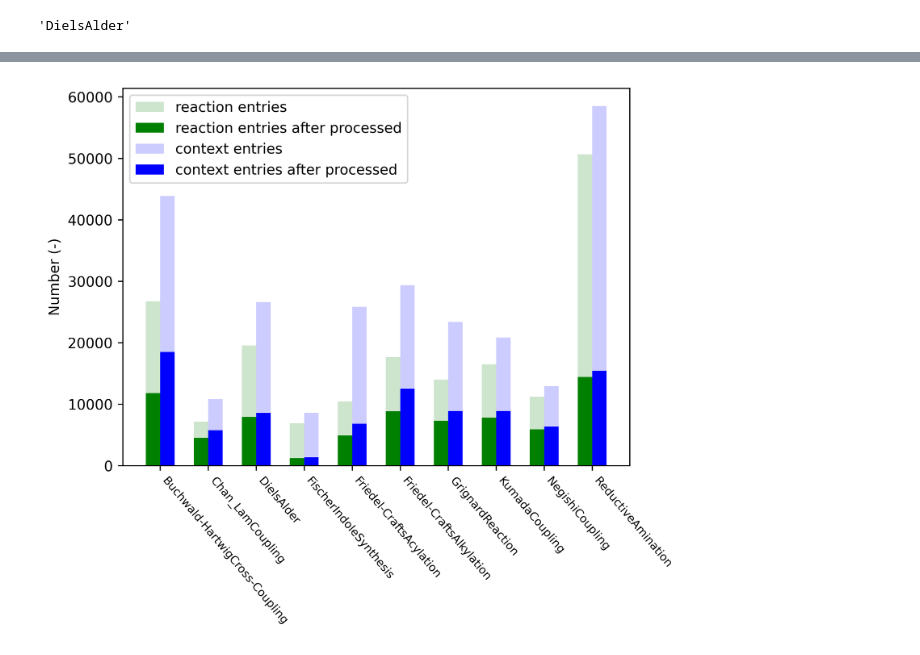
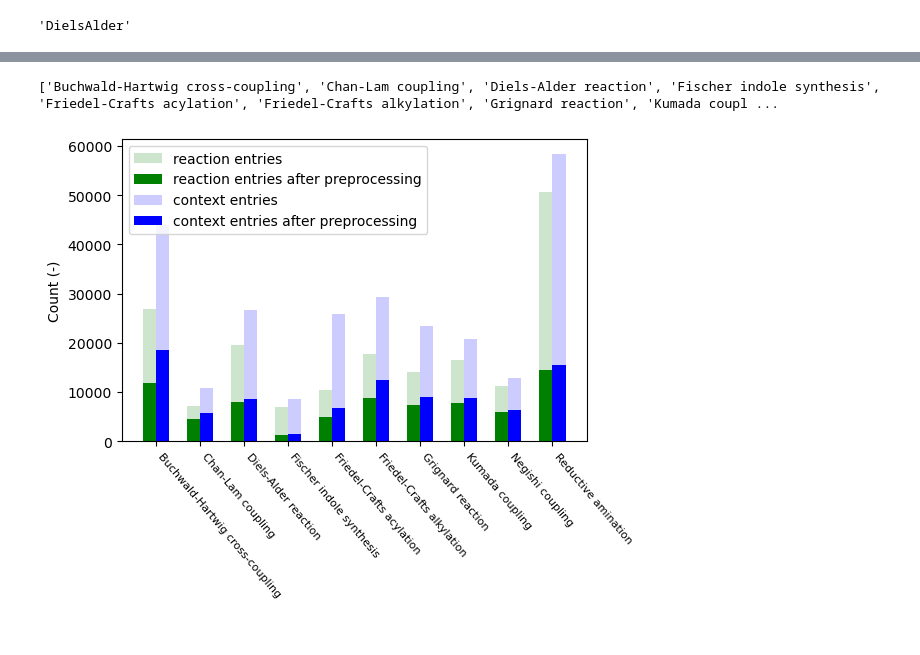
Before and after one commit to Lung-Yi/rxn_yield_context, a Jupyter notebook: analyze_data/data_distribution.ipynb, the cells around one changed output, grey strips where cells are left out. Saved outputs shown, nothing was run; the diff lists cells and outputs as text; code cells hidden in the pictures.

```diff
--- a/analyze_data/data_distribution.ipynb
+++ b/analyze_data/data_distribution.ipynb
@@ -60,6 +60,8 @@ a = os.listdir(file_path)
 for dir_name in tqdm(dir_names):
     file_path = os.path.join(reaxys_dir, dir_name)
     for i, file_name in enumerate(os.listdir(file_path)):
+        if file_name.endswith(".txt"):
+            continue
         data_path = os.path.join(file_path, file_name)
         if i == 0:
             reaction_set = basic_preprocess(data_path)
@@ -155,7 +171,7 @@ def get_txt_data(input_path):
     f.close()
     return data
 
-target_dir = "../data/reaxys_output_local"
+target_dir = "../data/reaxys_output"
 train_data = get_txt_data(os.path.join(os.path.join(target_dir, 'For_second_part_model'), 'Splitted_second_train_labels_processed.txt'))
 validate_data = get_txt_data(os.path.join(os.path.join(target_dir, 'For_second_part_model'), 'Splitted_second_validate_labels_processed.txt'))
 test_data = get_txt_data(os.path.join(os.path.join(target_dir, 'For_second_part_model'), 'Splitted_second_test_labels_processed.txt'))
@@ -219,31 +235,34 @@ Total context entries after preprocessed:  93215
 # %%
 # print the joint distribution of data before and after data-preprocess
-def joint_data_distribution(records, records_processed, title = ''):
+def joint_data_distribution(records, records_processed, reaction_name_convert_dict, save_path=None):
     reaction_names, entries = list(zip(*sorted(records.items())))
     reaction_entry, context_entry = list(zip(*entries))
 
     reaction_names, entries_processed = list(zip(*sorted(records_processed.items())))
+    reaction_names = [reaction_name_convert_dict[name] for name in reaction_names]
     reaction_entry_processed, context_entry_processed = list(zip(*entries_processed))
 
     x = np.arange(len(reaction_names))
     width = 0.3
-    plt.figure(dpi = 600)
+    plt.figure(dpi = 100)
     plt.bar(x, reaction_entry, width, color='green', label='reaction entries', alpha =0.2)
-    plt.bar(x, reaction_entry_processed, width, color='green', label='reaction entries after processed', alpha =1)
+    plt.bar(x, reaction_entry_processed, width, color='green', label='reaction entries after preprocessing', alpha =1)
 
     plt.bar(x + width, context_entry, width, color='blue', label='context entries', alpha =0.2)
-    plt.bar(x + width, context_entry_processed, width, color='blue', label='context entries after processed', alpha =1)
+    plt.bar(x + width, context_entry_processed, width, color='blue', label='context entries after preprocessing', alpha =1)
 
 #     plt.xticks(x + width / 2, reaction_names, rotation=-50, ha='left')
+    print(reaction_names)
     plt.xticks(x + width / 2, reaction_names, rotation=-50, ha='left', fontsize=8)
-    plt.ylabel('Number (-)')
-    plt.title(title)
+    plt.ylabel('Count (-)')
     plt.legend(bbox_to_anchor=(0,1), loc='upper left')
-    plt.show()
+    if save_path:
+        plt.savefig(save_path, format="svg", bbox_inches = "tight")
 
-joint_data_distribution(records, records_processed)
+joint_data_distribution(records, records_processed, reaction_name_convert_dict, save_path="../saved_figures/joint_data_distribution.svg")
 # %% [output]
+['Buchwald-Hartwig cross-coupling', 'Chan-Lam coupling', 'Diels-Alder reaction', 'Fischer indole synthesis', 'Friedel-Crafts acylation', 'Friedel-Crafts alkylation', 'Grignard reaction', 'Kumada coupl ...
-[figure, old version]
+[figure, new version]
 # %%
 # Check the multiple reaction context entries
 def sort_out_data(data):
```
Also changed, not shown: parts of 12 cells of this notebook, 58 other files.
